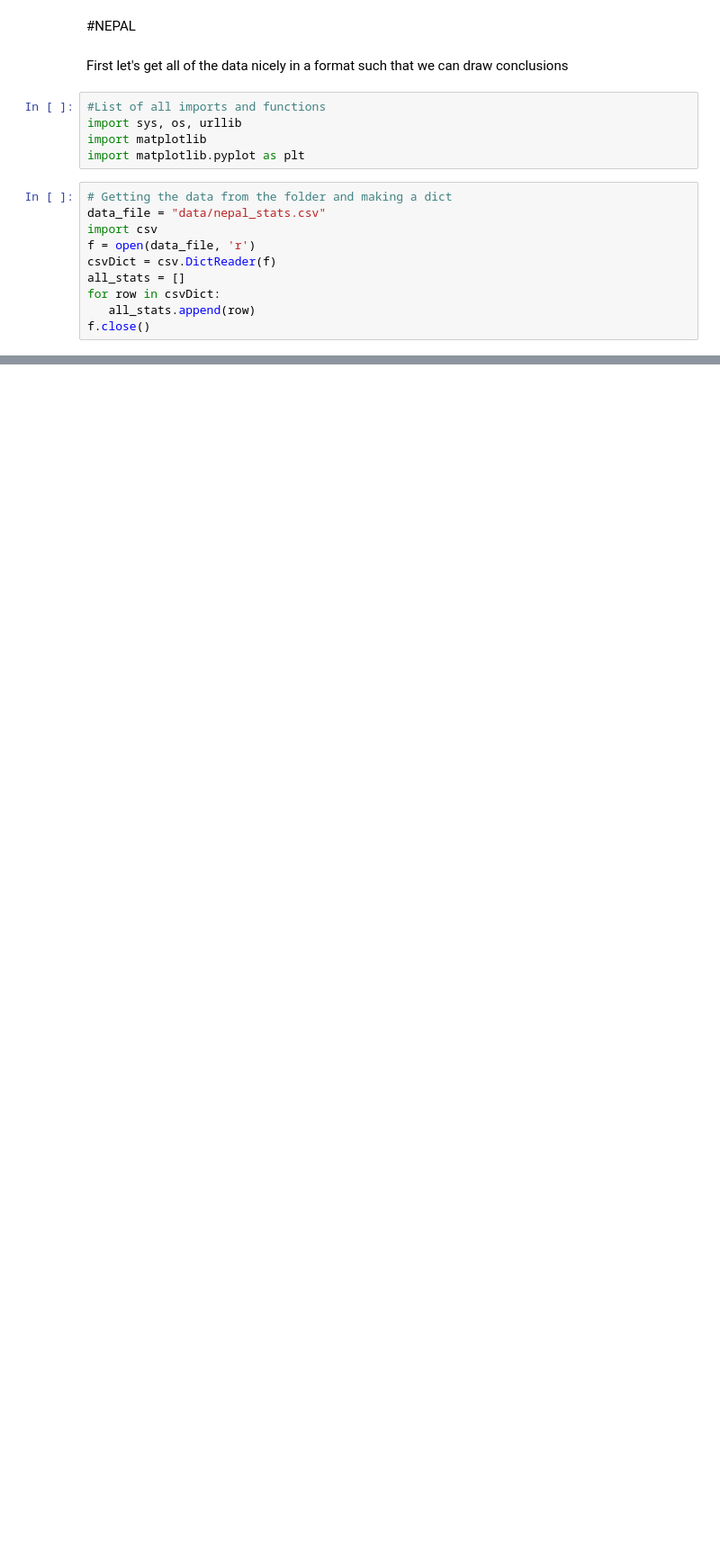
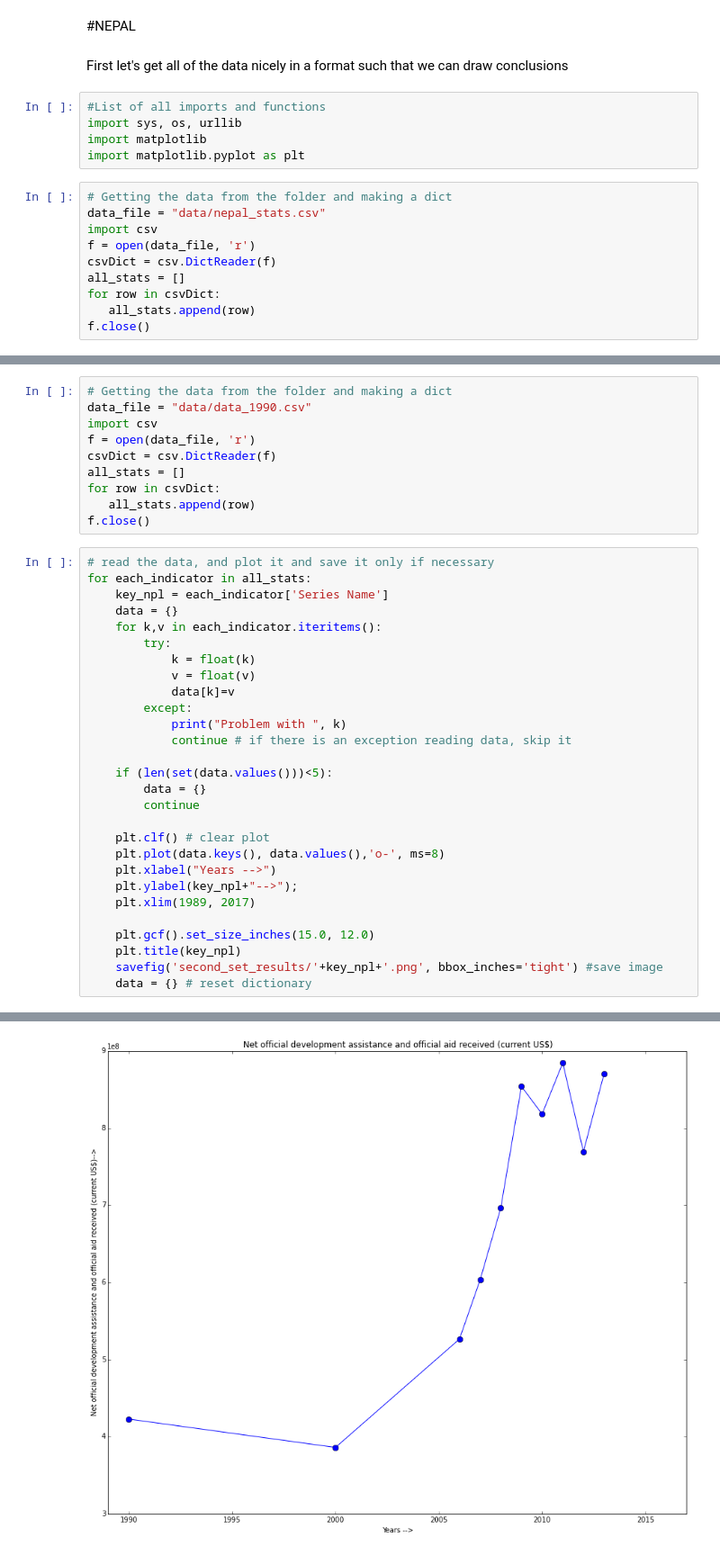
Before and after one commit to bijaykoirala/nepal_stats, a Jupyter notebook: nepal.ipynb, the cells around one changed output, grey strips where cells are left out. Shown: that part at 90% size. Drawn from its saved outputs; the diff is of its cells as text; blank space fills up the shorter version.

Commit message:
Second Set World Bank

```diff
--- a/nepal.ipynb
+++ b/nepal.ipynb
@@ -46,0 +52,39 @@ for each_indicator in all_stats:
+# %%
+# Getting the data from the folder and making a dict
+data_file = "data/data_1990.csv"
+import csv
+f = open(data_file, 'r')
+csvDict = csv.DictReader(f)
+all_stats = []
+for row in csvDict:
+   all_stats.append(row)
+f.close()
+# %%
+# read the data, and plot it and save it only if necessary
+for each_indicator in all_stats:
+    key_npl = each_indicator['Series Name']
+    data = {}
+    for k,v in each_indicator.iteritems():
+        try:
+            k = float(k)
+            v = float(v)
+            data[k]=v
+        except:
+            print("Problem with ", k)
+            continue # if there is an exception reading data, skip it
+
+    if (len(set(data.values()))<5):
+        data = {}
+        continue
+
+    plt.clf() # clear plot
+    plt.plot(data.keys(), data.values(),'o-', ms=8)
+    plt.xlabel("Years -->")
+    plt.ylabel(key_npl+"-->");
+    plt.xlim(1989, 2017)
+
+    plt.gcf().set_size_inches(15.0, 12.0)
+    plt.title(key_npl)
+    savefig('second_set_results/'+key_npl+'.png', bbox_inches='tight') #save image
+    data = {} # reset dictionary
+# %% [output]
@@ -46,0 +108 @@ for each_indicator in all_stats:
+[figure, added]
```
Also changed, not shown: parts of 3 cells of this notebook, 50 other files.
